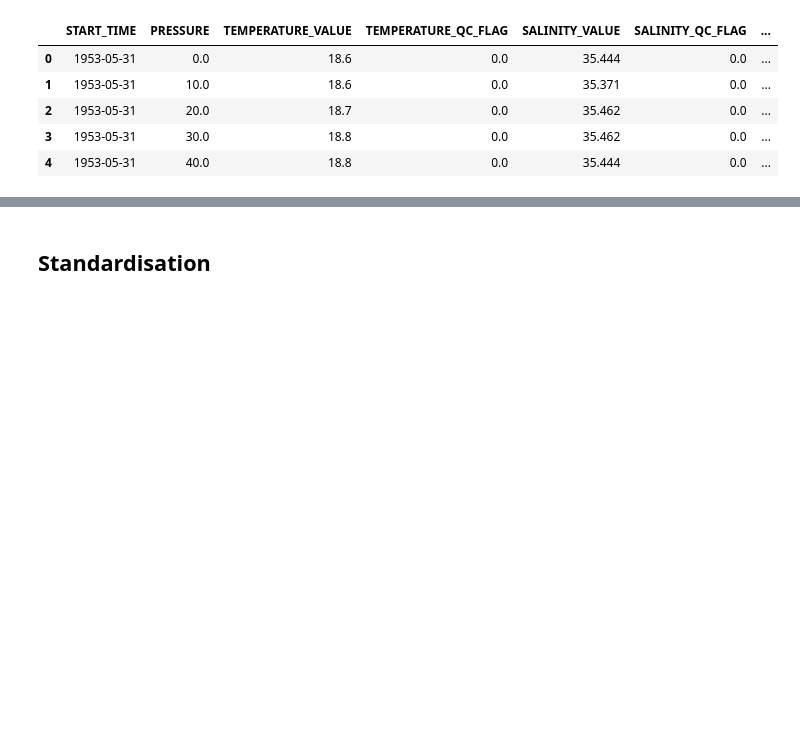
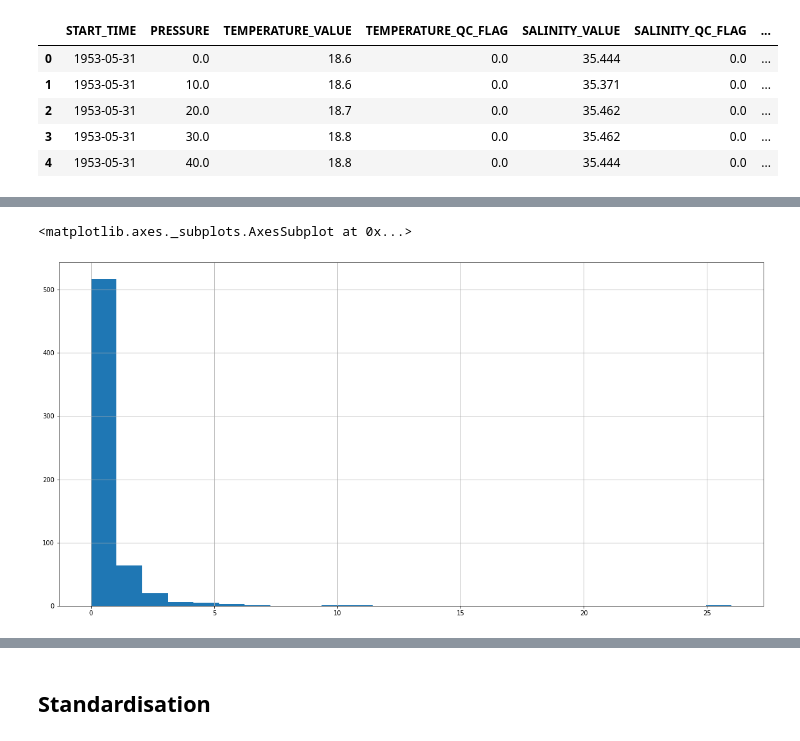
Before and after one commit to SteefanContractor/OceanML, a Jupyter notebook: script/Nitrate_LSTM_TF.ipynb, the cells around one changed output, grey strips where cells are left out. Cells and saved outputs as stored; diff of their text form; code cells hidden in the pictures; blank space fills up the shorter version.

```diff
--- a/script/Nitrate_LSTM_TF.ipynb
+++ b/script/Nitrate_LSTM_TF.ipynb
@@ -92,0 +238,11 @@ nitrate.describe()
+# %%
+nitrate = nitrate.reset_index()
+nitrate = nitrate.set_index('START_TIME')
+nitrate = nitrate.groupby('PRESSURE_BIN').resample('W').mean().drop(columns=['index','PRESSURE_BIN'])
+# %%
+Time_diff = nitrate.dropna().xs(10).index.to_series().diff()
+# %%
+(Time_diff/pd.Timedelta(days=14)).hist(bins=np.linspace(0,26,26), figsize=(20,10))
+# %% [output]
+<matplotlib.axes._subplots.AxesSubplot at 0x...>
+[figure, added]
```
Also changed, not shown: parts of 52 cells of this notebook, 8 other files.
